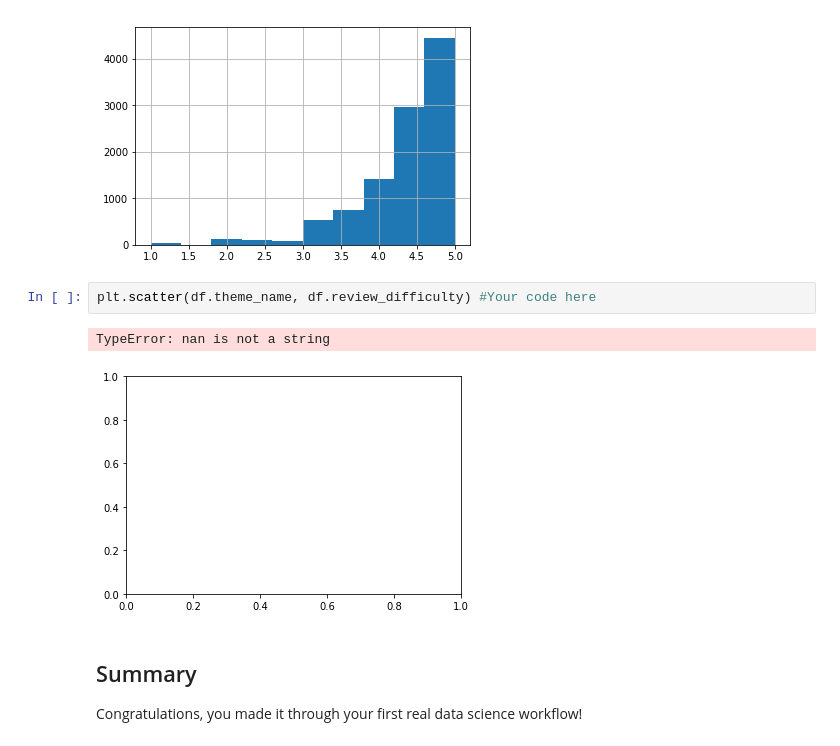
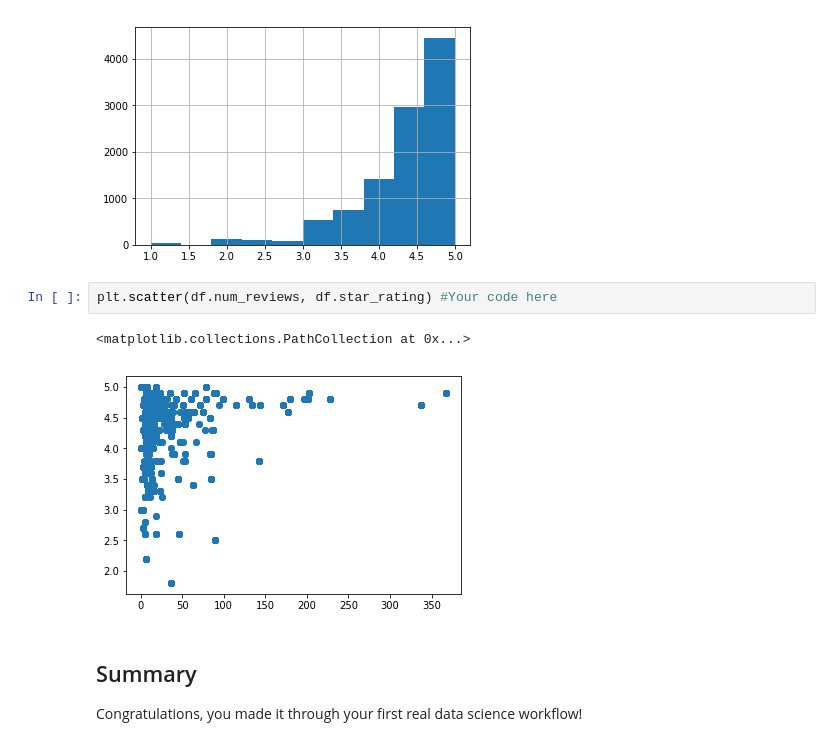
Before and after one commit to reubenarmd/dsc-first-codealong-nyc-ds-082619, a Jupyter notebook: index.ipynb, the cells around one changed output. Drawn from its saved outputs; the diff is of its cells as text.

```diff
--- a/index.ipynb
+++ b/index.ipynb
@@ -343,10 +343,10 @@ df.play_star_rating.hist()
 <matplotlib.axes._subplots.AxesSubplot at 0x...>
 [figure]
 # %%
-plt.scatter(df.theme_name, df.review_difficulty) #Your code here
+plt.scatter(df.num_reviews, df.star_rating) #Your code here
 # %% [output]
-TypeError: nan is not a string
+<matplotlib.collections.PathCollection at 0x...>
-[figure, old version]
+[figure, new version]
 # %% [markdown]
 ## Summary
 
```
